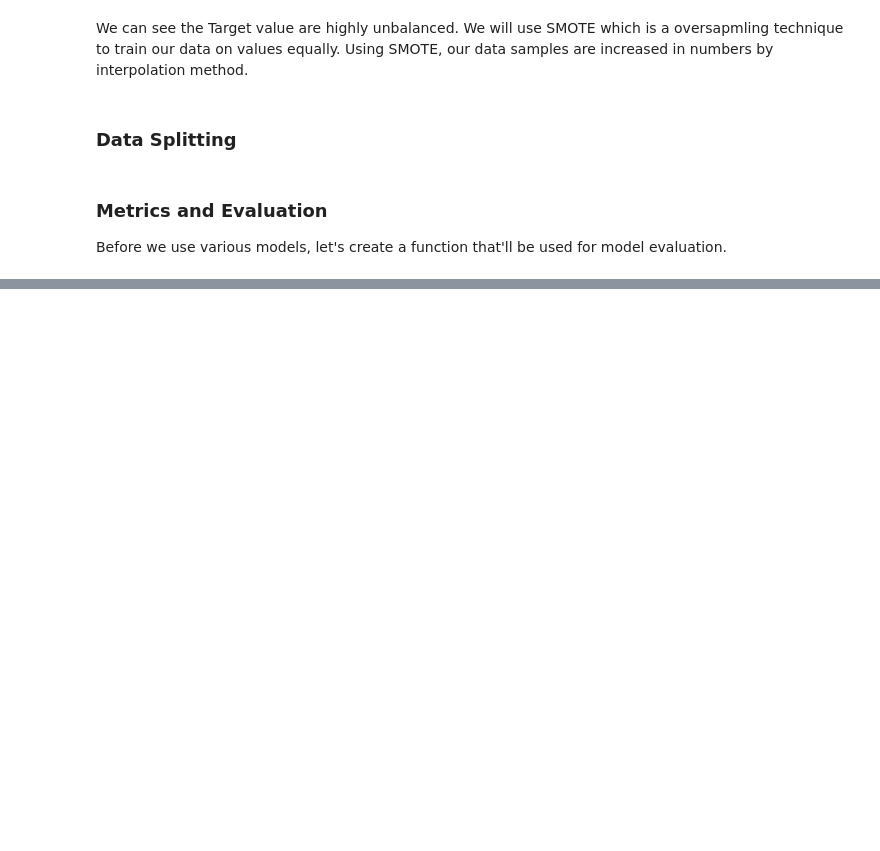
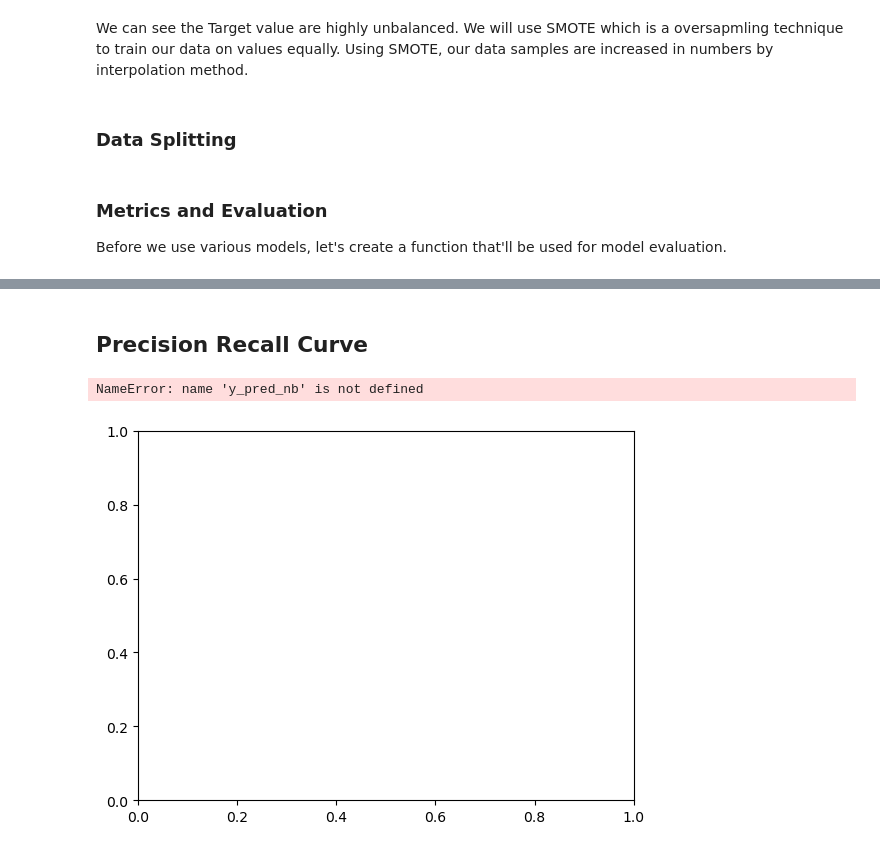
Before and after one commit to rupeshghimire7/Machine-Learning-Practice, a Jupyter notebook: Spam Email Classification/Spam Email Classification.ipynb, the cells around one changed output, grey strips where cells are left out. Cells and saved outputs as stored; diff of their text form; code cells hidden in the pictures; blank space fills up the shorter version.

Commit message:
Precision Recall Curve and ROC Curves: Completion of Spam Email Classification

```diff
--- a/Spam Email Classification/Spam Email Classification.ipynb
+++ b/Spam Email Classification/Spam Email Classification.ipynb
@@ -379,0 +426,14 @@ export_graphviz(estimators, out_file="Random_forest.dot", feature_names=feature_
+# %% [markdown]
+## Precision Recall Curve
+# %%
+fig, ax = plt.subplots()
+PrecisionRecallDisplay.from_predictions(y_test, y_pred_gnb, name=f"Gaussian Naive Bayes", color="cyan", ax=ax)
+PrecisionRecallDisplay.from_predictions(y_test, y_pred_mnb, name=f"Multinomial Naive Bayes", color="black", ax=ax)
+PrecisionRecallDisplay.from_predictions(y_test, y_pred_dt, name=f"Decision Tree", color="darkorange", ax=ax)
+PrecisionRecallDisplay.from_predictions(y_test, y_pred_rf, name=f"Random Forest", color="blue", ax=ax)
+PrecisionRecallDisplay.from_predictions(y_test, y_pred_lr, name=f"Logistic Regression", color="lime", ax=ax)
+PrecisionRecallDisplay.from_predictions(y_test, y_pred_xgb, name=f"XGBoost", color="red", ax=ax)
+PrecisionRecallDisplay.from_predictions(y_test, y_pred_svc, name=f"SVC", color="yellow", ax=ax)
+# %% [output]
+NameError: name 'y_pred_nb' is not defined
+[figure, added]
```
Also changed, not shown: parts of 46 cells of this notebook, 2 other files.
